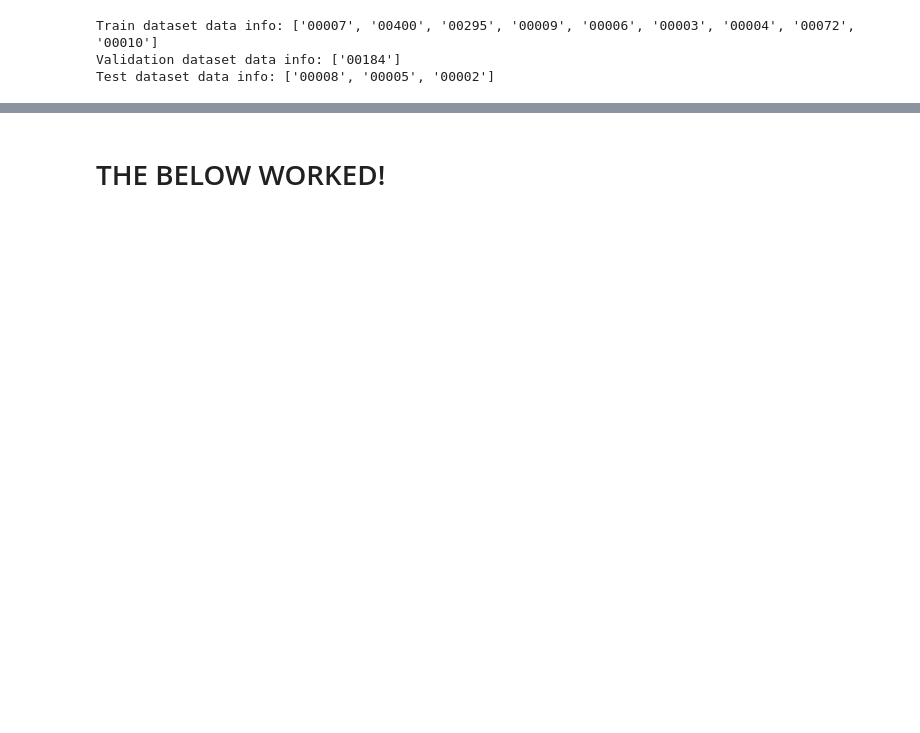
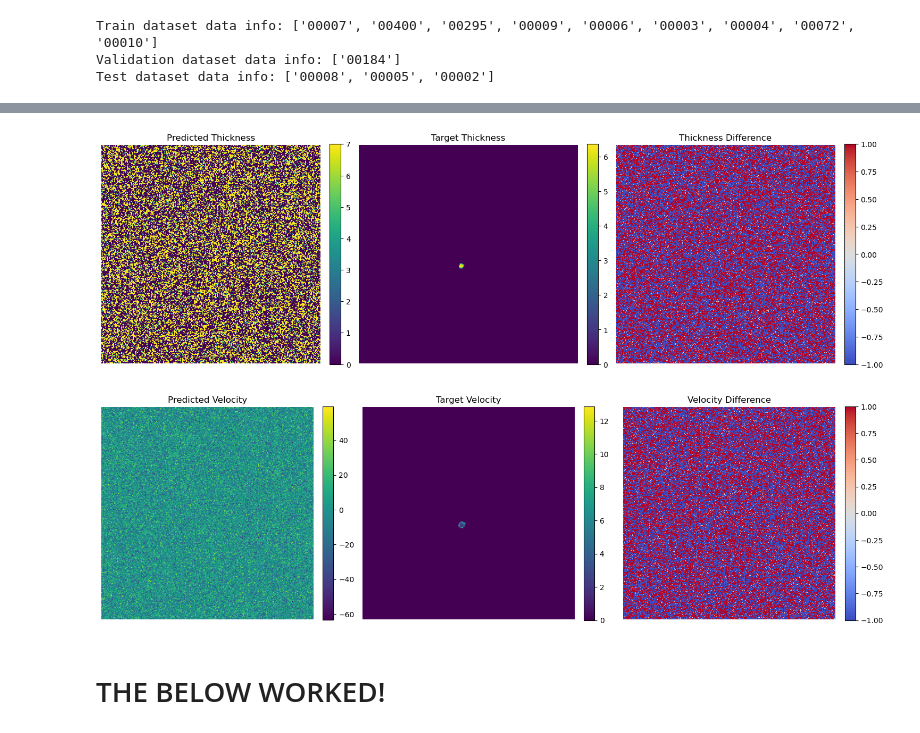
Before and after one commit to Thomas-Bush/dyna-landslide-surrogate, a Jupyter notebook: LandSlideDyna/model/main_NB.ipynb, the cells around one changed output, grey strips where cells are left out. Drawn from its saved outputs; the diff is of its cells as text; code cells hidden in the pictures; blank space fills up the shorter version.

Commit message:
testing comparison added

```diff
--- a/LandSlideDyna/model/main_NB.ipynb
+++ b/LandSlideDyna/model/main_NB.ipynb
@@ -377,3 +377,64 @@ print('Test dataset data info:', test_data_info)
 Train dataset data info: ['00007', '00400', '00295', '00009', '00006', '00003', '00004', '00072', '00010']
 Validation dataset data info: ['00184']
 Test dataset data info: ['00008', '00005', '00002']
+# %%
+import numpy as np
+import matplotlib.pyplot as plt
+
+def inverse_transform(data, min_val, max_val):
+    """
+    Inverse transform the data from the scaled range back to the original range.
+
+    Args:
+        data (np.ndarray): The data to inverse transform.
+        min_val (float): The minimum value of the original range.
+        max_val (float): The maximum value of the original range.
+
+    Returns:
+        np.ndarray: The inverse transformed data.
+    """
+    return data * (max_val - min_val) + min_val
+
+def plot_array(array, ax, title, cmap='viridis', vmin=None, vmax=None):
+    """
+    Plot a 2D array as an image.
+
+    Args:
+        array (np.ndarray): The 2D array to plot.
+        ax (matplotlib.axes.Axes): The matplotlib axes to plot on.
+        title (str): The title of the plot.
+        cmap (str): The colormap to use (default: 'viridis').
+        vmin (float): The minimum value for the colorbar (default: None).
+        vmax (float): The maximum value for the colorbar (default: None).
+    """
+    im = ax.imshow(array, cmap=cmap, vmin=vmin, vmax=vmax)
+    ax.set_title(title)
+    ax.axis('off')
+    plt.colorbar(im, ax=ax, fraction=0.046, pad=0.04)
+
+# Testing
+test_loss, predicted, target = trainer.test(test_loader)
+print(f'Test Loss: {test_loss:.4f}')
+
+# Inverse transform the predicted and target values
+predicted_thickness_inverse = inverse_transform(predicted[..., 0], min_vals['thickness'], max_vals['thickness'])
+target_thickness_inverse = inverse_transform(target[..., 0], min_vals['thickness'], max_vals['thickness'])
+predicted_velocity_inverse = inverse_transform(predicted[..., 1], min_vals['velocity'], max_vals['velocity'])
+target_velocity_inverse = inverse_transform(target[..., 1], min_vals['velocity'], max_vals['velocity'])
+
+# Plot the predicted thickness, target thickness, and their difference
+fig, axes = plt.subplots(1, 3, figsize=(15, 5))
+plot_array(predicted_thickness_inverse, ax=axes[0], title='Predicted Thickness', vmin=0, vmax=7)
+plot_array(target_thickness_inverse, ax=axes[1], title='Target Thickness')
+plot_array(predicted_thickness_inverse - target_thickness_inverse, ax=axes[2], title='Thickness Difference', cmap='coolwarm', vmin=-1, vmax=1)
+plt.tight_layout()
+plt.show()
+
+# Plot the predicted velocity, target velocity, and their difference
+fig, axes = plt.subplots(1, 3, figsize=(15, 5))
+plot_array(predicted_velocity_inverse, ax=axes[0], title='Predicted Velocity')
+plot_array(target_velocity_inverse, ax=axes[1], title='Target Velocity')
+plot_array(predicted_velocity_inverse - target_velocity_inverse, ax=axes[2], title='Velocity Difference', cmap='coolwarm', vmin=-1, vmax=1)
+plt.tight_layout()
+plt.show()
+# %% [output]
@@ -380,3 +442,5 @@ Test dataset data info: ['00008', '00005', '00002']
+[figure, added]
+[figure, added]
 # %% [markdown]
 # THE BELOW WORKED!
 # %%
```
Also changed, not shown: parts of 2 cells of this notebook, 1 other file.
